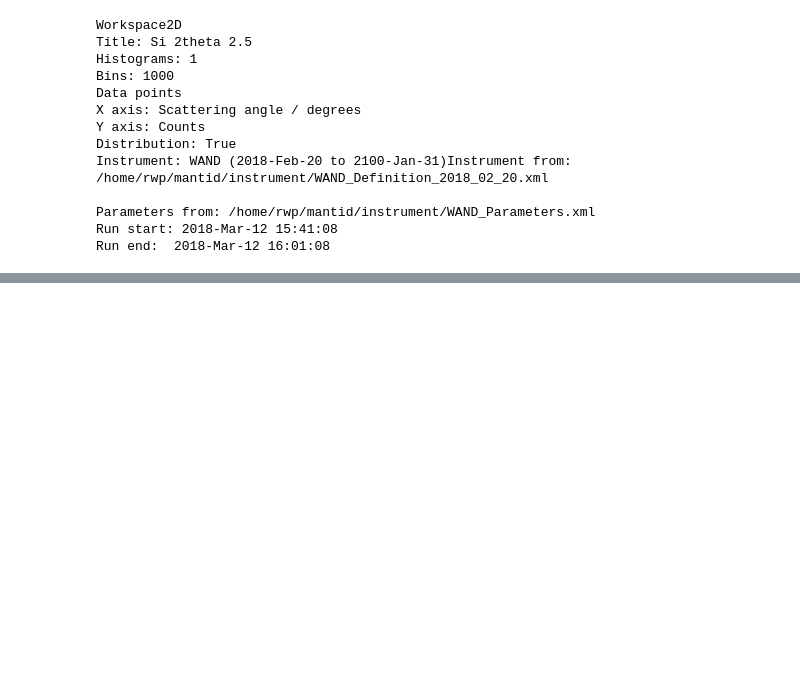
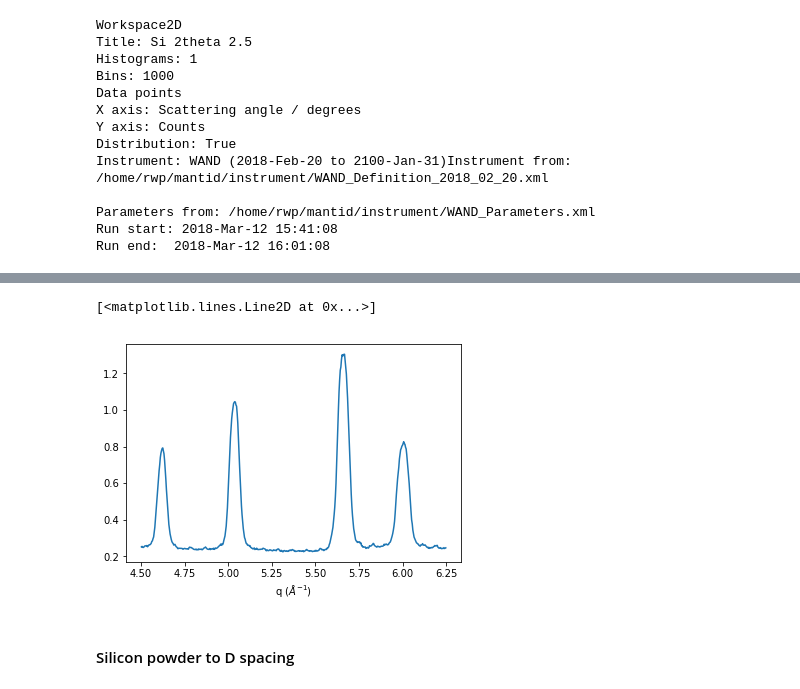
Before and after one commit to rosswhitfield/wand, a Jupyter notebook: notebooks/WAND² Powder Reduction.ipynb, the cells around one changed output, grey strips where cells are left out. Saved outputs shown, nothing was run; the diff lists cells and outputs as text; code cells hidden in the pictures; blank space fills up the shorter version.

Commit message:
Update "notebooks/WAND\302\262 Powder Reduction.ipynb"

```diff
--- a/notebooks/WAND² Powder Reduction.ipynb
+++ b/notebooks/WAND² Powder Reduction.ipynb
@@ -52,0 +78,8 @@ ax.plot(mtd['silicon_powder'])
+# %%
+fig, ax = plt.subplots(subplot_kw={'projection':'mantid'})
+ax.plot(mtd['silicon_powder_q'])
+# %% [output]
+[<matplotlib.lines.Line2D at 0x...>]
+[figure, added]
+# %% [markdown]
+#### Silicon powder to D spacing
```
Also changed, not shown: parts of 16 cells of this notebook.
